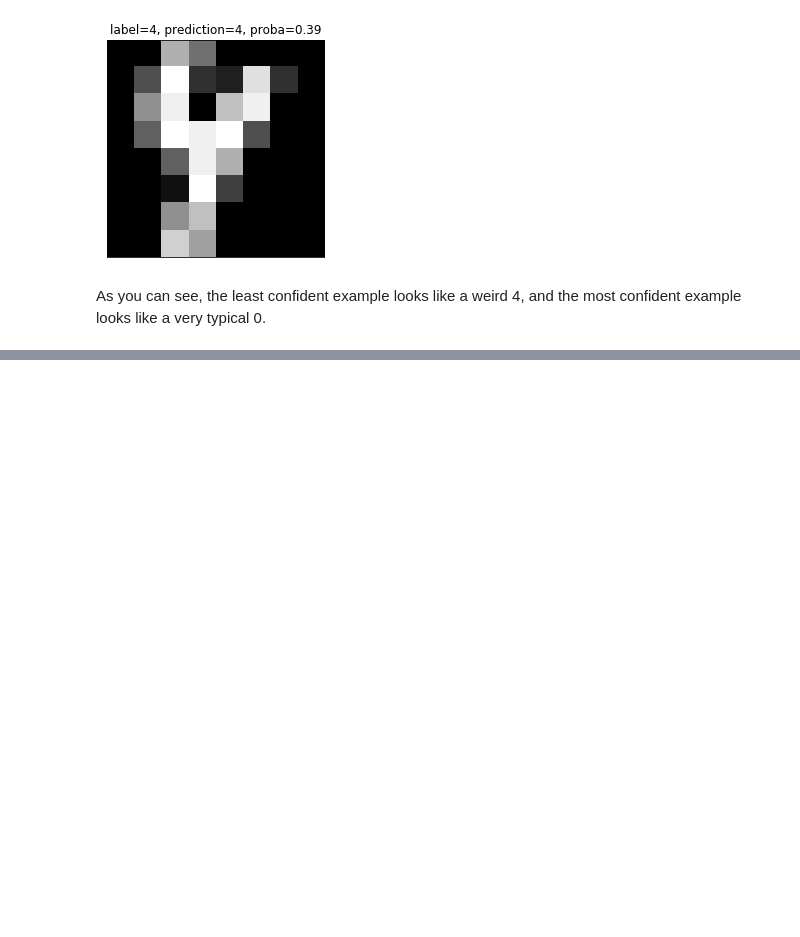
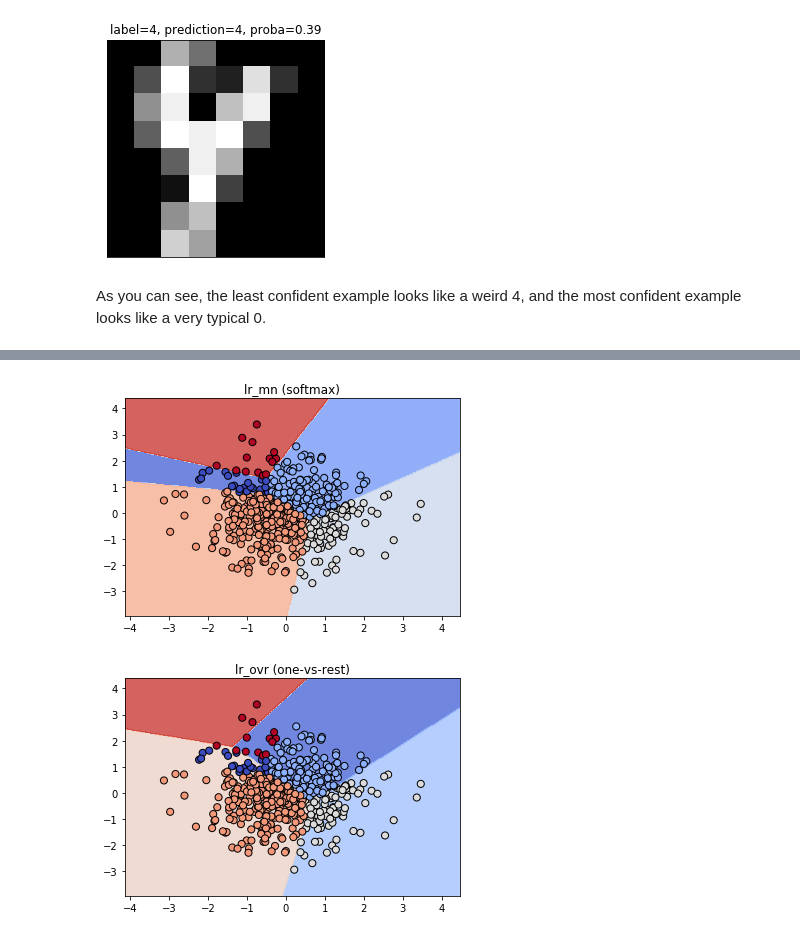
Before and after one commit to mitabunov/DataCamp_pony, a Jupyter notebook: 17_Linear_Classifiers/03_Logistic_regression.ipynb, the cells around one changed output, grey strips where cells are left out. Saved outputs shown, nothing was run; the diff lists cells and outputs as text; code cells hidden in the pictures; blank space fills up the shorter version.

Commit message:
Updated Logistic regression in Linear Classifiers
Includes:
3. Multi-class logistic regression

Added multiData.npz to datasets

```diff
--- a/17_Linear_Classifiers/03_Logistic_regression.ipynb
+++ b/17_Linear_Classifiers/03_Logistic_regression.ipynb
@@ -274,0 +300,7 @@ As you can see, the least confident example looks like a weird 4, and the most c
+# %%
+# Fit one-vs-rest logistic regression classifier
+lr_ovr = LogisticRegression(solver='liblinear', multi_class='ovr') # specified solver and multi_class to fix warning
+lr_ovr.fit(X_train, y_train)
+
+print("OVR training accuracy:", lr_ovr.score(X_train, y_train))
+print("OVR test accuracy    :", lr_ovr.score(X_test, y_test))
@@ -274,0 +310,7 @@ As you can see, the least confident example looks like a weird 4, and the most c
+# %%
+# Fit softmax classifier
+lr_mn = LogisticRegression(multi_class='multinomial', solver='lbfgs')
+lr_mn.fit(X_train, y_train)
+
+print("Softmax training accuracy:", lr_mn.score(X_train, y_train))
+print("Softmax test accuracy    :", lr_mn.score(X_test, y_test))
@@ -274,0 +333,30 @@ As you can see, the least confident example looks like a weird 4, and the most c
+# %%
+import numpy as np
+from sklearn.linear_model import LogisticRegression
+from plot_classifier import *
+
+with open("_datasets/multiData.npz", "rb") as f:
+    loaded_data = np.load(f)
+    X_train = loaded_data['X']
+    y_train = loaded_data['y']
+    X_test = loaded_data['Xvalid']
+    y_test = loaded_data['yvalid']
+
+lr_mn = LogisticRegression(multi_class="multinomial", solver="lbfgs", C=100)
+lr_mn.fit(X_train, y_train)
+
+fig = plt.figure()
+plt.title("lr_mn (softmax)")
+plot_classifier(X_train, y_train, lr_mn, ax=fig.gca(), ticks=True)
+plt.show()
+
+lr_ovr = LogisticRegression(C=100, solver='liblinear', multi_class='ovr')
+lr_ovr.fit(X_train, y_train)
+
+fig = plt.figure()
+plt.title("lr_ovr (one-vs-rest)")
+plot_classifier(X_train, y_train, lr_ovr, ax=fig.gca(), ticks=True)
+plt.show()
+# %% [output]
+[figure, added]
+[figure, added]
```
Also changed, not shown: parts of 14 cells of this notebook, 1 other file.
